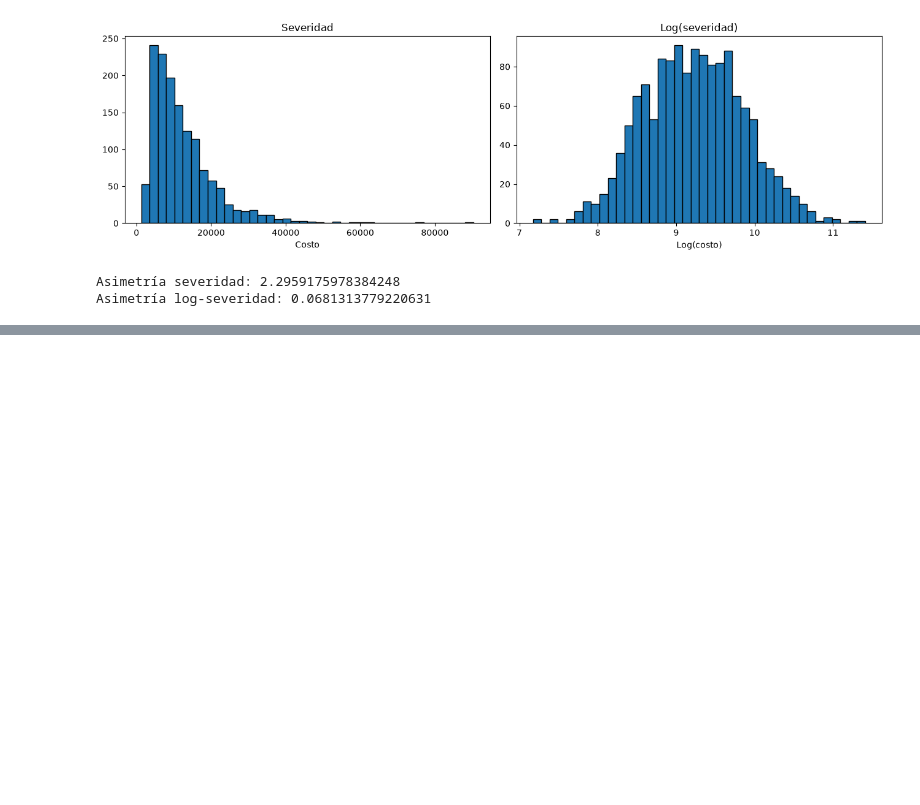
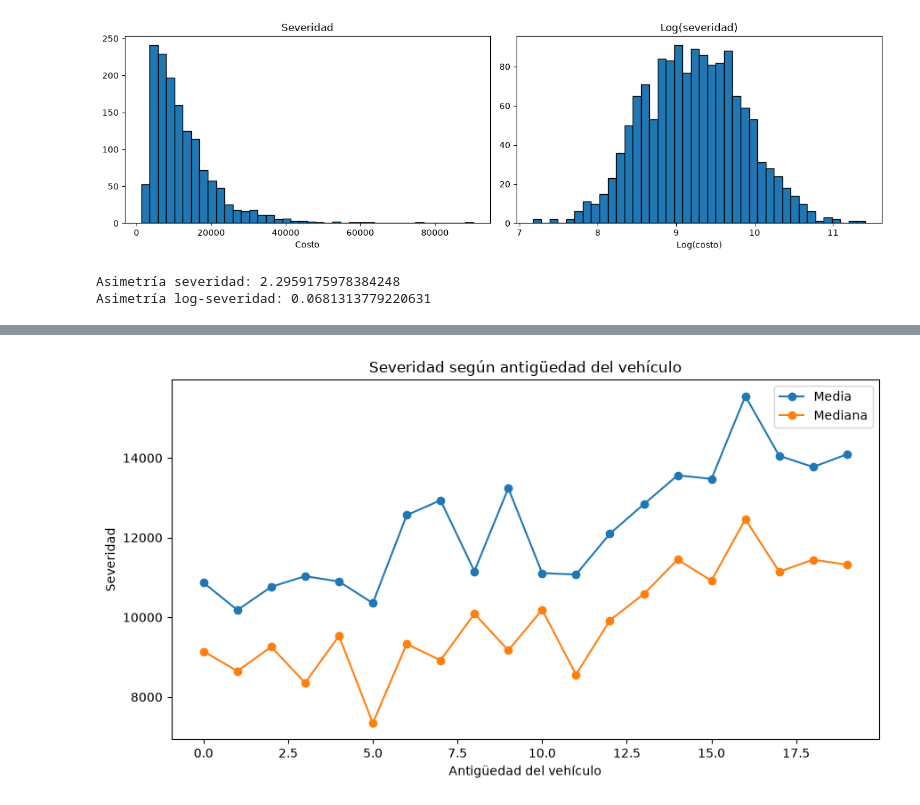
Before and after one commit to ActuarioDereckFuzz/Modelos_estadisticosvsMLvsDeep-Learning, a Jupyter notebook: notebooks/02_eda.ipynb, the cells around one changed output, grey strips where cells are left out. Drawn from its saved outputs; the diff is of its cells as text; code cells hidden in the pictures; blank space fills up the shorter version.

```diff
--- a/notebooks/02_eda.ipynb
+++ b/notebooks/02_eda.ipynb
@@ -1045,0 +1130,13 @@ Asimetría log-severidad: 0.0681313779220631
+# %%
+sev_antiguedad = (
+    df_severity
+    .groupby("anios_vehiculo")
+    .agg(
+        severidad_media=("severidad_promedio", "mean"),
+        severidad_mediana=("severidad_promedio", "median"),
+        polizas=("severidad_promedio", "size")
+    )
+    .reset_index()
+)
+
+sev_antiguedad
@@ -1045,0 +1161,26 @@ Asimetría log-severidad: 0.0681313779220631
+# %%
+plt.figure(figsize=(9, 5))
+
+plt.plot(
+    sev_antiguedad["anios_vehiculo"],
+    sev_antiguedad["severidad_media"],
+    marker="o",
+    label="Media"
+)
+
+plt.plot(
+    sev_antiguedad["anios_vehiculo"],
+    sev_antiguedad["severidad_mediana"],
+    marker="o",
+    label="Mediana"
+)
+
+plt.title("Severidad según antigüedad del vehículo")
+plt.xlabel("Antigüedad del vehículo")
+plt.ylabel("Severidad")
+plt.legend()
+
+plt.tight_layout()
+plt.show()
+# %% [output]
+[figure, added]
```
Also changed, not shown: parts of 8 cells of this notebook.
